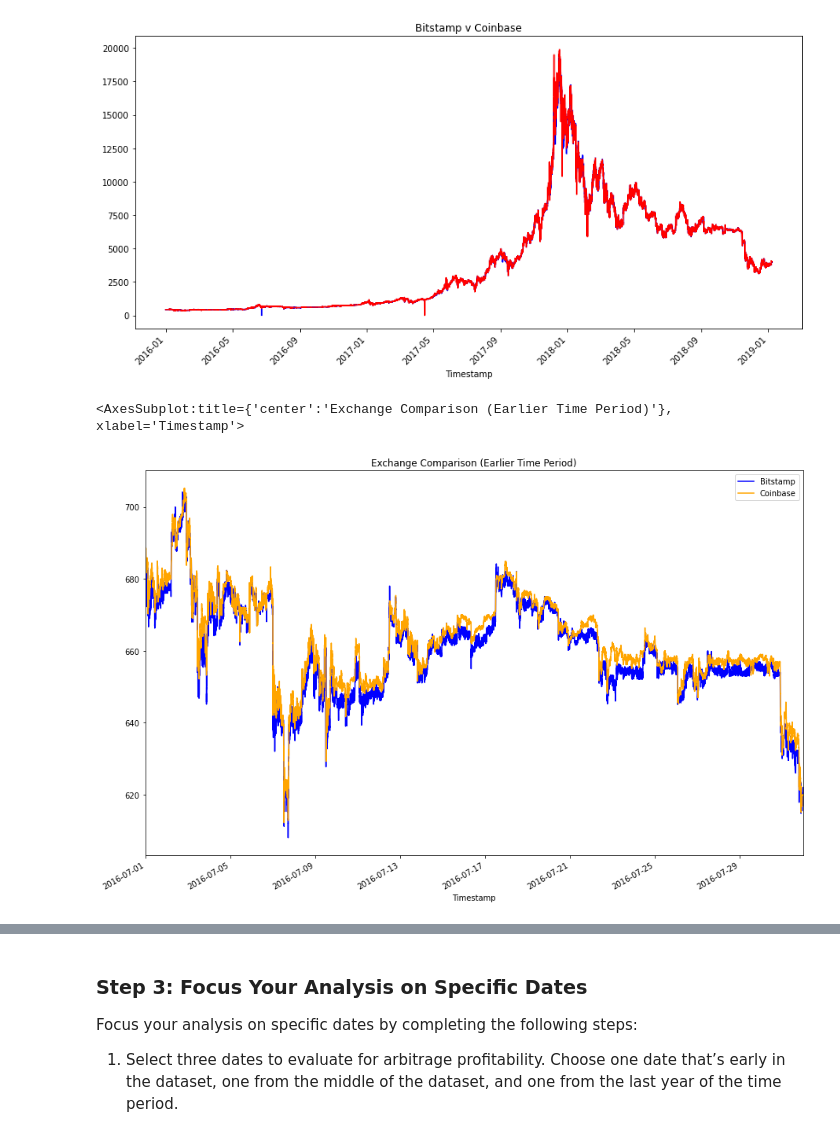
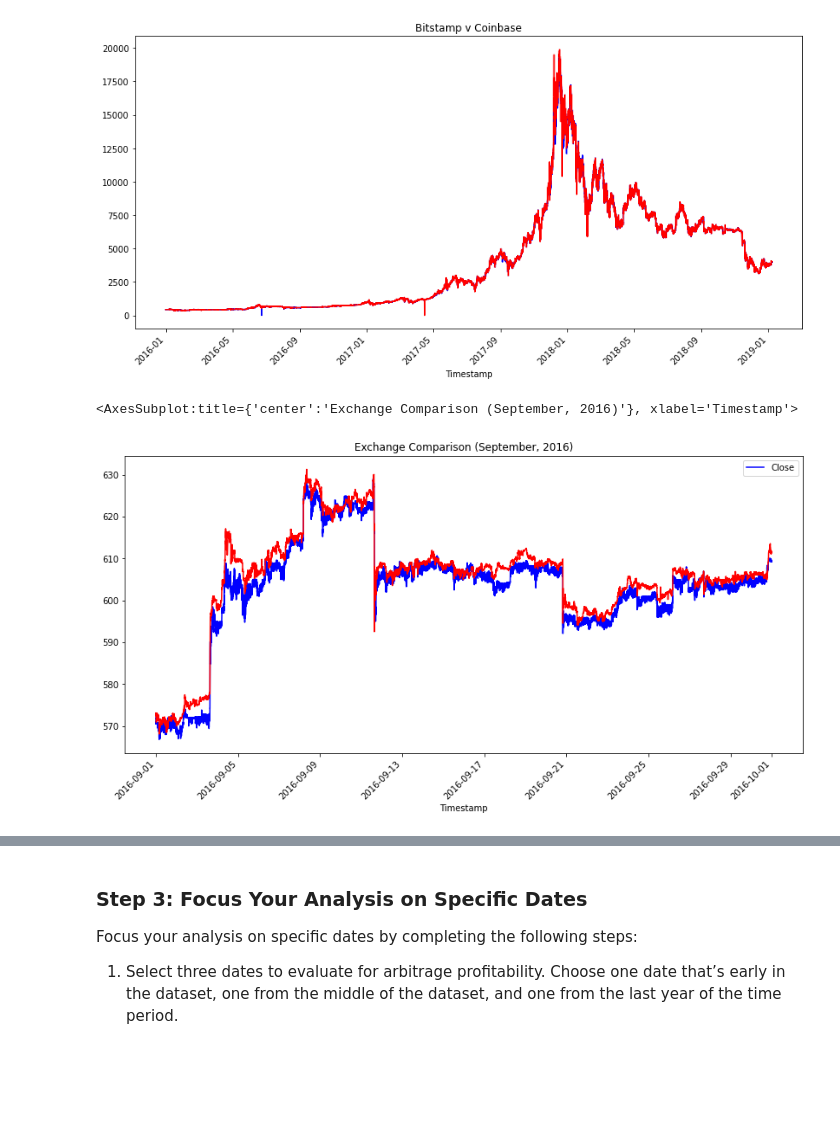
Before and after one commit to coronado212/bitcoin_arbitrage_analysis_3, a Jupyter notebook: crypto_arbitrage.ipynb, the cells around one changed output, grey strips where cells are left out. Saved outputs shown, nothing was run; the diff lists cells and outputs as text; code cells hidden in the pictures; blank space fills up the shorter version.

Commit message:
added visualizations

```diff
--- a/crypto_arbitrage.ipynb
+++ b/crypto_arbitrage.ipynb
@@ -337,11 +337,14 @@ coinbase_sliced.plot(figsize=(14,7), rot=45, color="red")
 # %%
 # Using the loc and plot functions, create an overlay plot that visualizes
 # the price action of both DataFrames for a one month period early in the dataset
 # Be sure to include the parameters: legend, figure size, title, and color and label
-# YOUR CODE HERE
+bitstamp_monthly_data = bitstamp_sliced.loc['2016-09-01':'2016-09-30']
+coinbase_monthly_data = coinbase_sliced.loc['2016-09-01':'2016-09-30']
+bitstamp_monthly_data.plot(figsize=(14,7), rot=45, color="blue", title= "Exchange Comparison (September, 2016)", legend = True)
+coinbase_monthly_data.plot(figsize=(14,7), rot=45, color="red")
 # %% [output]
-<AxesSubplot:title={'center':'Exchange Comparison (Earlier Time Period)'}, xlabel='Timestamp'>
+<AxesSubplot:title={'center':'Exchange Comparison (September, 2016)'}, xlabel='Timestamp'>
-[figure, old version]
+[figure, new version]
 # %%
 # Using the loc and plot functions, create an overlay plot that visualizes
 # the price action of both DataFrames for a one month period later in the dataset
```
Also changed, not shown: parts of 3 cells of this notebook.
